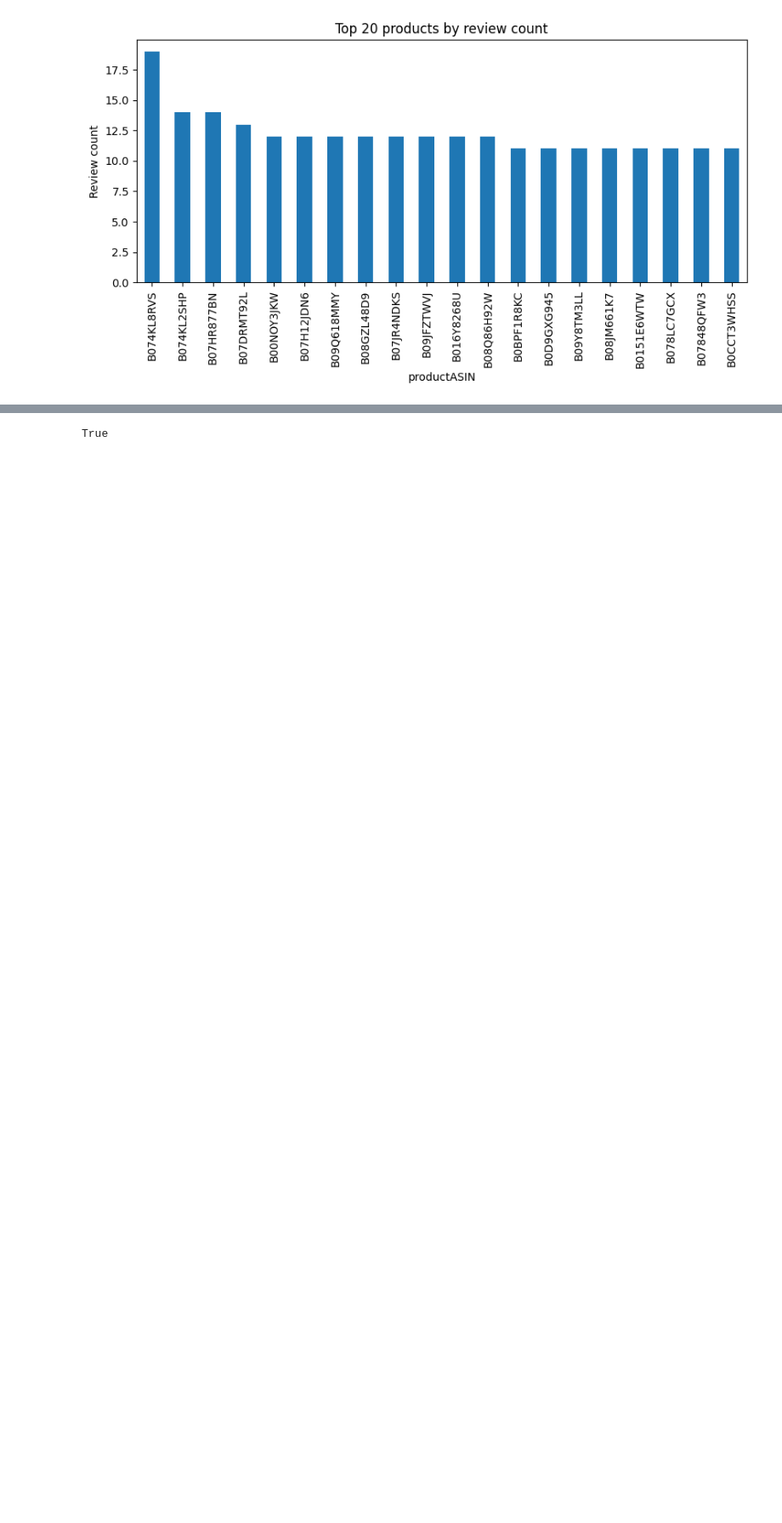
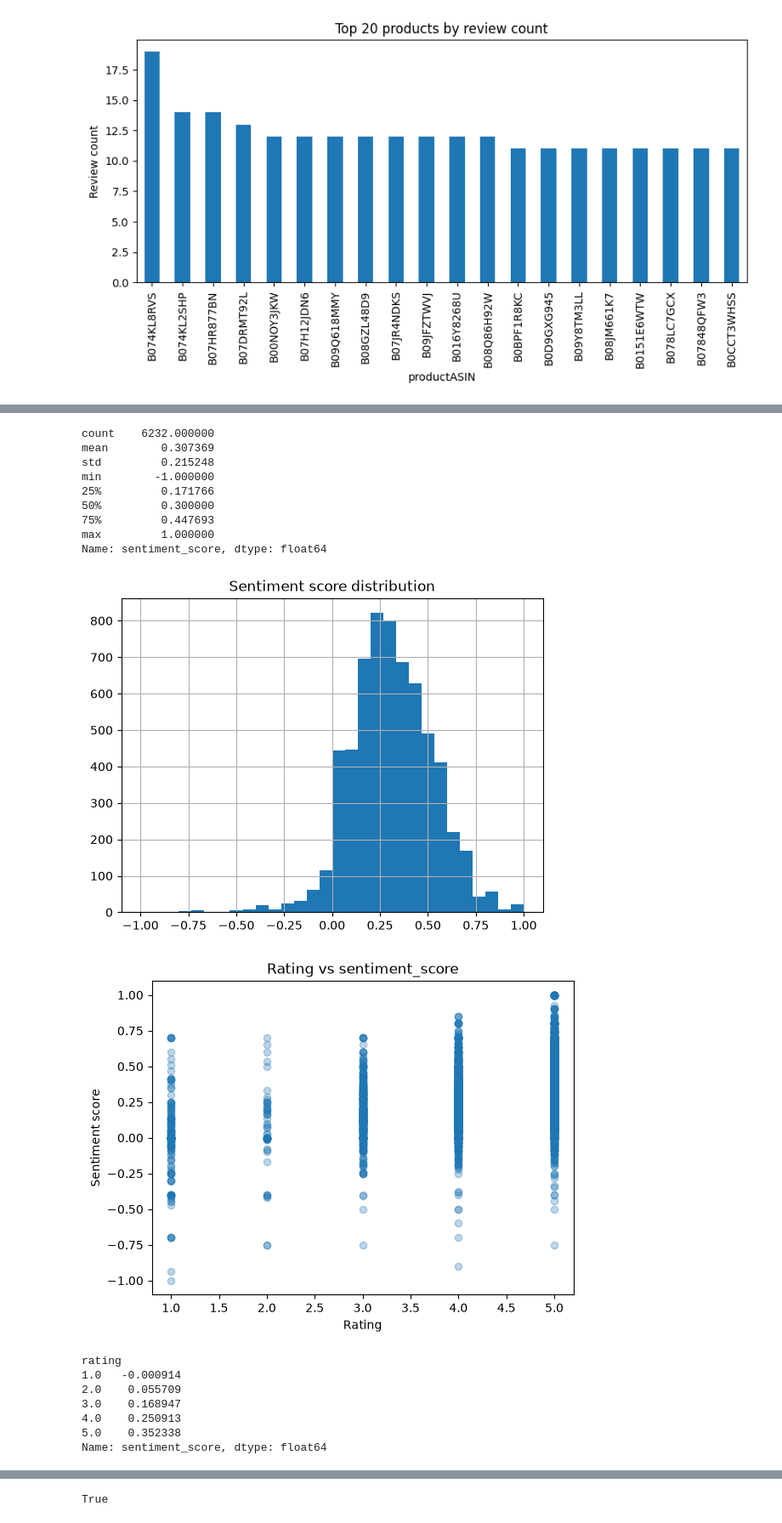
Before and after one commit to Camelia-Tribeche/Review-Guardian, a Jupyter notebook: notebooks/01_EDA.ipynb, the cells around one changed output, grey strips where cells are left out. Shown at 85% size. Drawn from its saved outputs; the diff is of its cells as text; code cells hidden in the pictures; blank space fills up the shorter version.

```diff
--- a/notebooks/01_EDA.ipynb
+++ b/notebooks/01_EDA.ipynb
@@ -125 +199,34 @@ Name: rating, dtype: float64
+# %%
+print(df['sentiment_score'].describe())
+df['sentiment_score'].hist(bins=30)
+plt.title('Sentiment score distribution')
+plt.show()
+
+# Checking the relationship between rating and sentiment score
+plt.scatter(df['rating'], df['sentiment_score'], alpha=0.3)
+plt.xlabel('Rating')
+plt.ylabel('Sentiment score')
+plt.title('Rating vs sentiment_score')
+plt.show()
+
+print(df.groupby('rating')['sentiment_score'].mean())
+# %% [output]
+count    6232.000000
+mean        0.307369
+std         0.215248
+min        -1.000000
+25%         0.171766
+50%         0.300000
+75%         0.447693
+max         1.000000
+Name: sentiment_score, dtype: float64
+[figure, added]
+[figure, added]
+rating
+1.0   -0.000914
+2.0    0.055709
+3.0    0.168947
+4.0    0.250913
+5.0    0.352338
+Name: sentiment_score, dtype: float64
 # %% [markdown]
```
Also changed, not shown: parts of 20 cells of this notebook.
